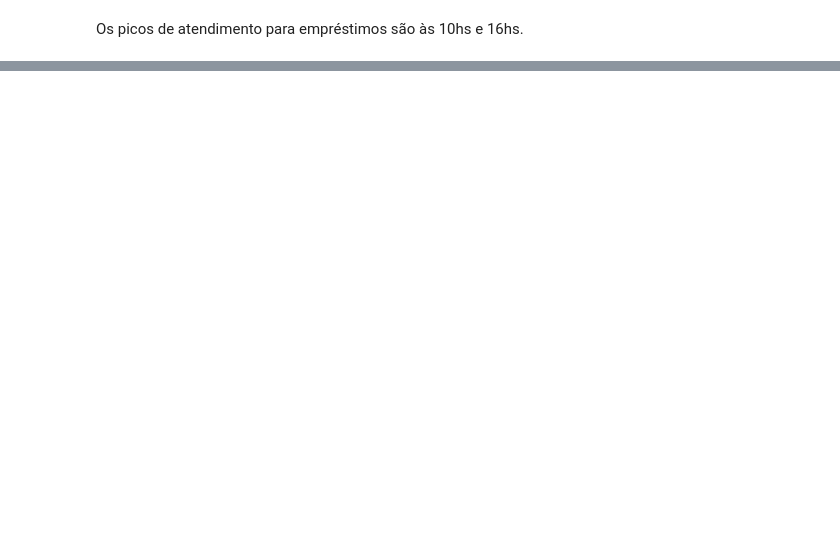
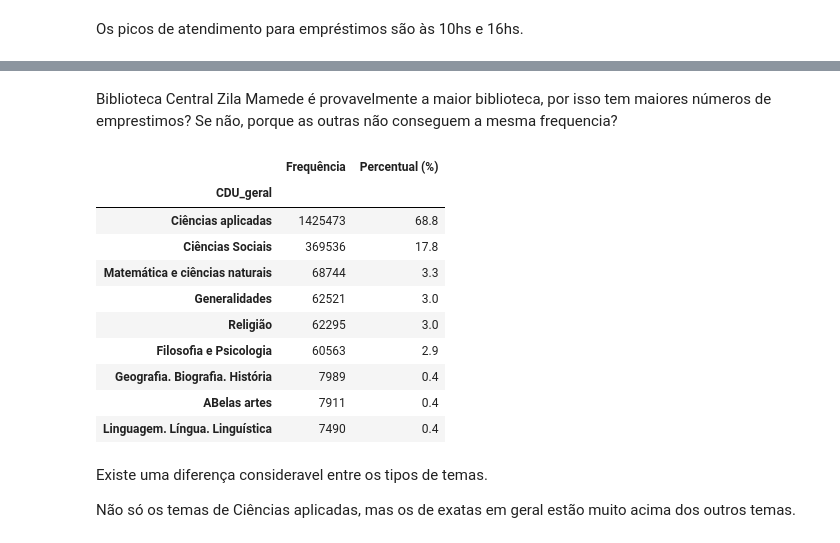
Before and after one commit to wmborges/7_days_of_code_Alura, a Jupyter notebook: 7_days_of_code.ipynb, the cells around one changed output, grey strips where cells are left out. Cells and saved outputs as stored; diff of their text form; code cells hidden in the pictures; blank space fills up the shorter version.

```diff
--- a/7_days_of_code.ipynb
+++ b/7_days_of_code.ipynb
@@ -456,0 +444,2 @@ Os picos de atendimento para empréstimos são às 10hs e 16hs.
+# %%
+emprestimos_completo['data_emprestimo'] = pd.to_datetime(emprestimos_completo['data_emprestimo'])
@@ -456,0 +509,7 @@ Os picos de atendimento para empréstimos são às 10hs e 16hs.
+# %%
+def tabela_frequencia_percentual(df, coluna):
+    frequencia = df[coluna].value_counts()
+    percentual = df[coluna].value_counts(normalize=True) * 100
+    tabela = pd.DataFrame({'Frequência': frequencia, 'Percentual (%)': percentual})
+    tabela = round(tabela, 1)
+    return tabela
@@ -456,0 +583,22 @@ Os picos de atendimento para empréstimos são às 10hs e 16hs.
+# %% [markdown]
+Biblioteca Central Zila Mamede é provavelmente a maior biblioteca, por isso tem maiores números de emprestimos? Se não, porque as outras não conseguem a mesma frequencia?
+# %%
+# Frequencia de CDU geral
+dados_cdu_geral = tabela_frequencia_percentual(emprestimos_completo, 'CDU_geral')
+dados_cdu_geral
+# %% [output]
+|  | Frequência | Percentual (%) |
+| CDU_geral |  |  |
+| Ciências aplicadas | 1425473 | 68.8 |
+| Ciências Sociais | 369536 | 17.8 |
+| Matemática e ciências naturais | 68744 | 3.3 |
+| Generalidades | 62521 | 3.0 |
+| Religião | 62295 | 3.0 |
+| Filosofia e Psicologia | 60563 | 2.9 |
+| Geografia. Biografia. História | 7989 | 0.4 |
+| ABelas artes | 7911 | 0.4 |
+| Linguagem. Língua. Linguística | 7490 | 0.4 |
+# %% [markdown]
+Existe uma diferença consideravel entre os tipos de temas.
+
+Não só os temas de Ciências aplicadas, mas os de exatas em geral estão muito acima dos outros temas.
```
Also changed, not shown: parts of 17 cells of this notebook, 1 other file.
